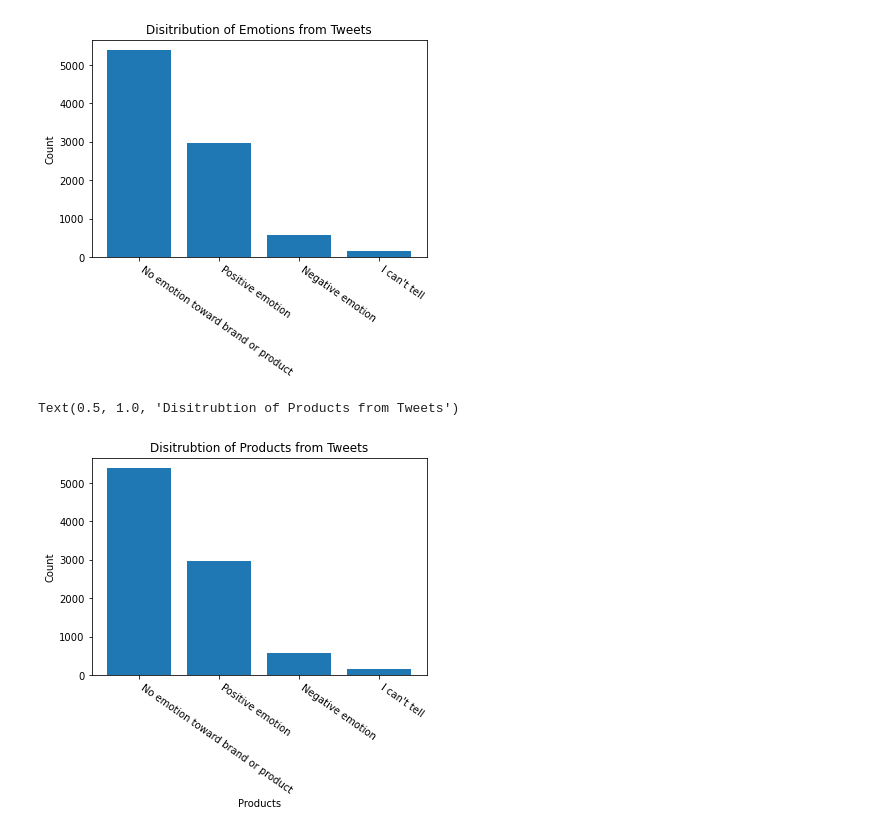
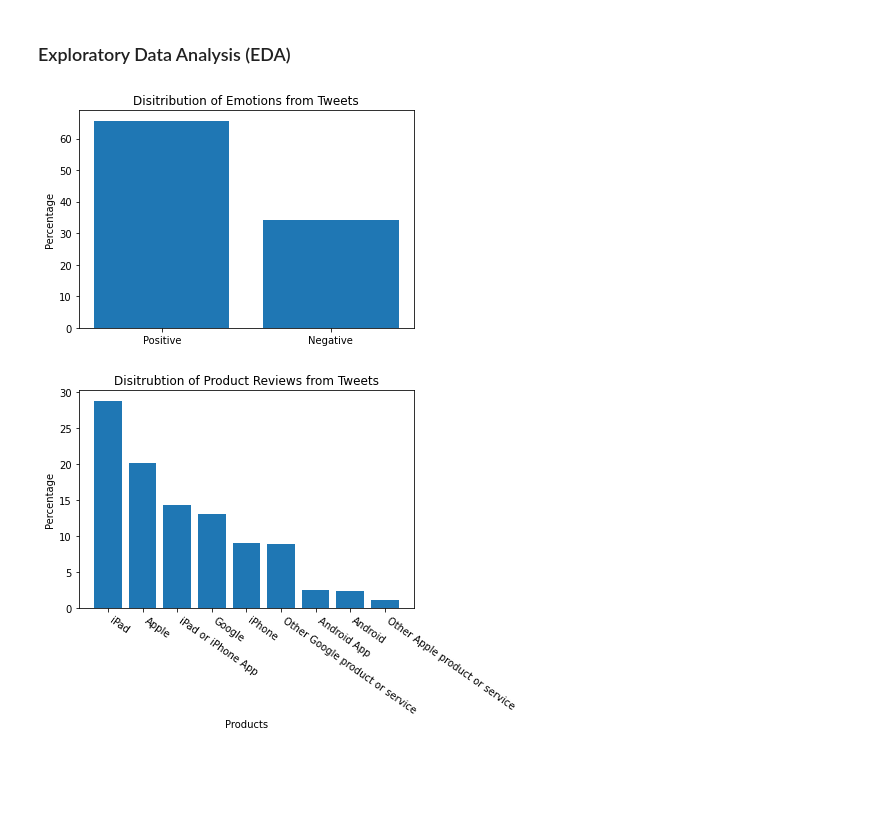
Before and after one commit to xuqc01/twitter_sentiment_analysis, a Jupyter notebook: notebook.ipynb, the cells around one changed output. Drawn from its saved outputs; the diff is of its cells as text; code cells hidden in the pictures; blank space fills up the shorter version.

Commit message:
Added additional gpt tweets and cleaned notebook

```diff
--- a/notebook.ipynb
+++ b/notebook.ipynb
@@ -7 +17,8 @@ tweets = pd.read_csv('tweets.csv', encoding='iso-8859-1')
+# %%
+# Read in all tables
+# Concat all tables
+
+tweets = pd.read_csv('tweets.csv', encoding='iso-8859-1')
+steven_gpt_tweets = pd.read_csv('chatgpt_tweets.csv')
+maddie_gpt_tweets = pd.read_csv('cg_tweets_final.csv')
 # %%
@@ -25,0 +47,9 @@ tweets.rename(columns={'0': 'tweet_text',
+# %%
+# Renaming columns to prepare for concatenation
+steven_gpt_tweets.rename(columns={'Tweets': 'tweet_text'}, inplace=True)
+
+# Adding columns with brand and emotion as all 'Apple' and 'Negative emotion', respectively
+steven_gpt_tweets['brand'] = 'Apple'
+steven_gpt_tweets['emotion'] = 'Negative emotion'
+
+steven_gpt_tweets.head(2)
@@ -25,0 +64,18 @@ tweets.rename(columns={'0': 'tweet_text',
+# %%
+# Renaming columns to prepare for concatenation
+maddie_gpt_tweets.rename(
+    columns={
+        'Tweet ': 'tweet_text',
+        'Emotion': 'emotion'
+    },
+    inplace=True
+)
+
+# Adding column with brand as all 'Apple'
+maddie_gpt_tweets['brand'] = 'Apple'
+
+# Changing the order of columns to match other tweet dataframes
+maddie_gpt_tweets = maddie_gpt_tweets[['tweet_text', 'brand', 'emotion']]
+
+
+maddie_gpt_tweets.head(2)
@@ -26,25 +134,25 @@ tweets.rename(columns={'0': 'tweet_text',
+# %% [markdown]
+### Exploratory Data Analysis (EDA)
 # %%
 # Finding the distribution of emotion for tweets
-emotion = tweets['emotion'].value_counts()
+emotion = apple_tweets['emotion'].value_counts(normalize=True)
 
 fig, ax = plt.subplots()
-ax.bar(x=emotion.index, height=emotion)
+ax.bar(x=['Positive', 'Negative'], height=emotion*100)
 
 ax.set_title('Disitribution of Emotions from Tweets');
-ax.set_xticklabels(emotion.index, rotation=-35, ha='left');
-ax.set_ylabel('Count');
+ax.set_ylabel('Percentage');
 # %% [output]
-[figure, old version]
+[figure, new version]
 # %%
-emotion = tweets['emotion'].value_counts()
+emotion = tweets['brand'].value_counts(normalize=True)
 
 fig, ax = plt.subplots()
 
-ax.bar(x=emotion.index, height=emotion);
-ax.set_xticklabels(emotion.index, rotation=-35, ha='left');
+ax.bar(x=emotion.index, height=emotion*100)
+ax.set_xticklabels(emotion.index, rotation=-35, ha='left')
 ax.set_xlabel('Products')
-ax.set_ylabel('Count')
-ax.set_title('Disitrubtion of Products from Tweets')
+ax.set_ylabel('Percentage')
+ax.set_title('Disitrubtion of Product Reviews from Tweets');
 # %% [output]
-Text(0.5, 1.0, 'Disitrubtion of Products from Tweets')
-[figure, old version]
+[figure, new version]
```
Also changed, not shown: parts of 25 cells of this notebook, 1 other file.
